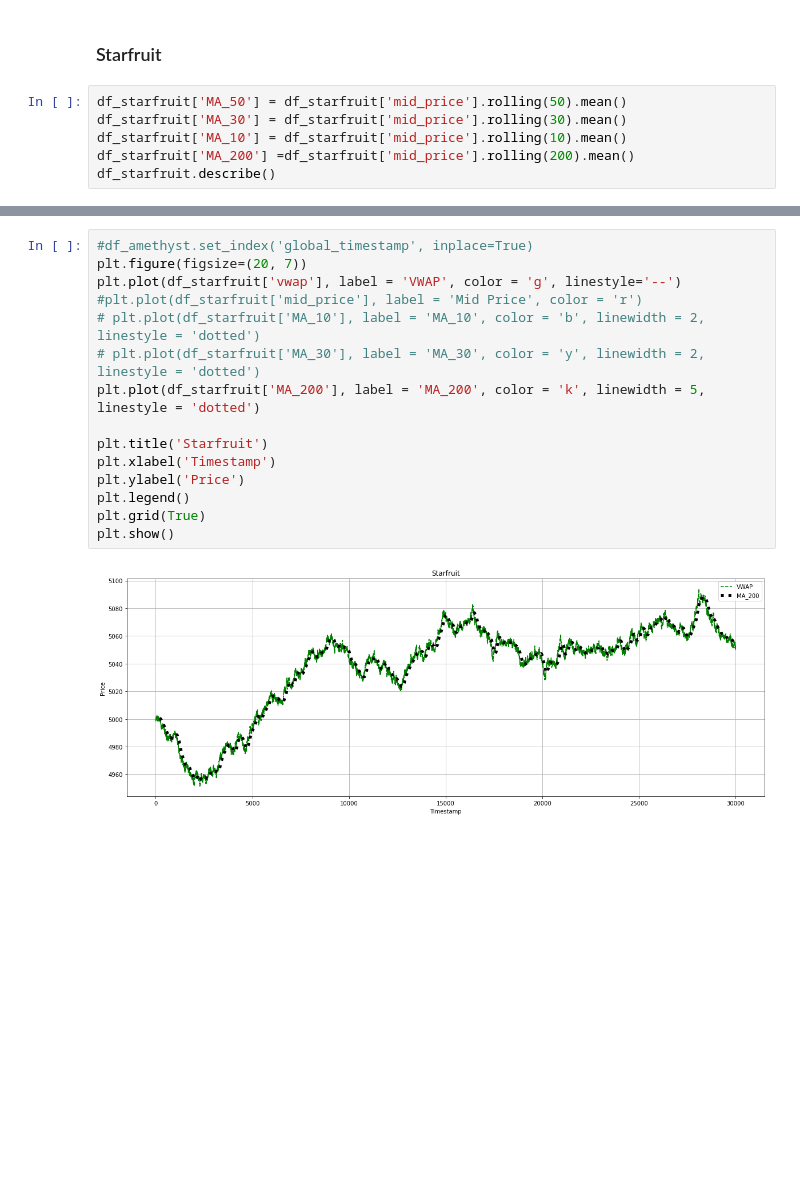
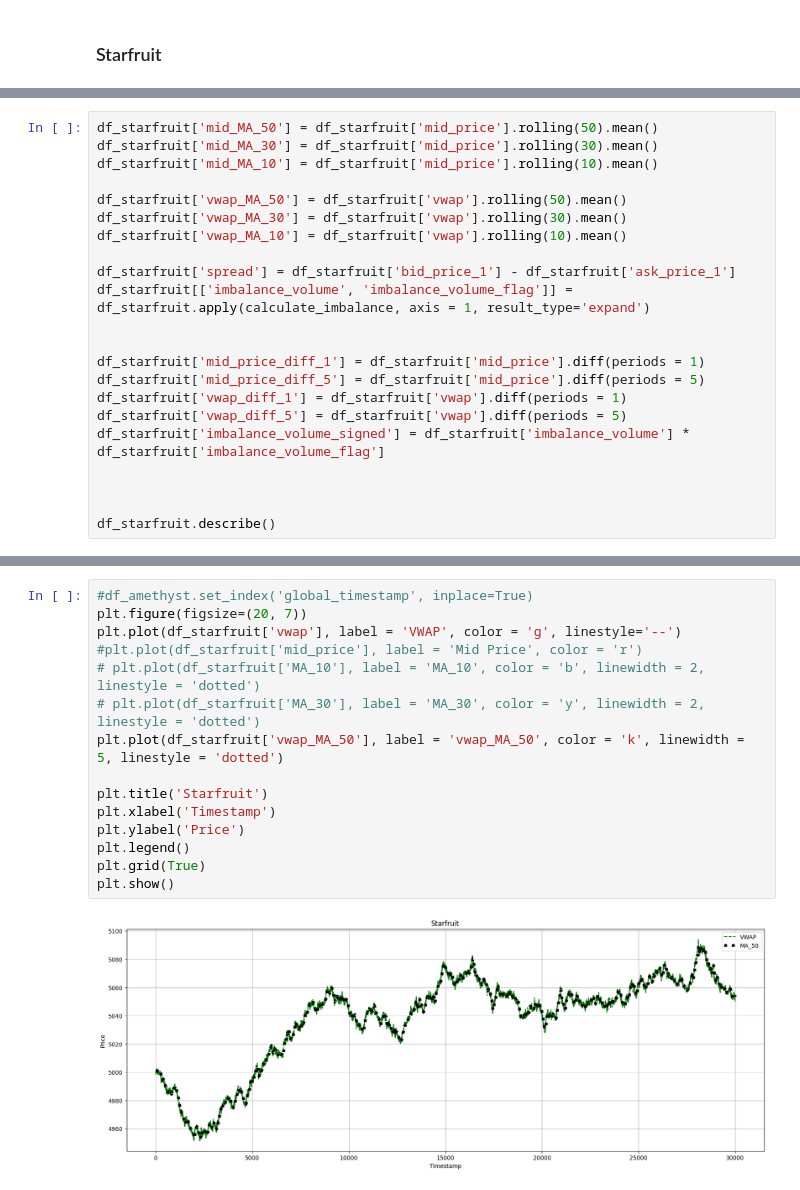
Before and after one commit to WiJoWill/IMC2024Will, a Jupyter notebook: data_analysis.ipynb, the cells around one changed output, grey strips where cells are left out. Saved outputs shown, nothing was run; the diff lists cells and outputs as text; blank space fills up the shorter version.

Commit message:
update analysis for starfruit

```diff
--- a/data_analysis.ipynb
+++ b/data_analysis.ipynb
@@ -151,8 +172,2 @@ Name: mid_price, dtype: float64
 # %% [markdown]
 ### Starfruit
-# %%
-df_starfruit['MA_50'] = df_starfruit['mid_price'].rolling(50).mean()
-df_starfruit['MA_30'] = df_starfruit['mid_price'].rolling(30).mean()
-df_starfruit['MA_10'] = df_starfruit['mid_price'].rolling(10).mean()
-df_starfruit['MA_200'] =df_starfruit['mid_price'].rolling(200).mean()
-df_starfruit.describe()
@@ -169,0 +174,22 @@ df_starfruit.describe()
+# %%
+df_starfruit['mid_MA_50'] = df_starfruit['mid_price'].rolling(50).mean()
+df_starfruit['mid_MA_30'] = df_starfruit['mid_price'].rolling(30).mean()
+df_starfruit['mid_MA_10'] = df_starfruit['mid_price'].rolling(10).mean()
+
+df_starfruit['vwap_MA_50'] = df_starfruit['vwap'].rolling(50).mean()
+df_starfruit['vwap_MA_30'] = df_starfruit['vwap'].rolling(30).mean()
+df_starfruit['vwap_MA_10'] = df_starfruit['vwap'].rolling(10).mean()
+
+df_starfruit['spread'] = df_starfruit['bid_price_1'] - df_starfruit['ask_price_1']
+df_starfruit[['imbalance_volume', 'imbalance_volume_flag']] = df_starfruit.apply(calculate_imbalance, axis = 1, result_type='expand')
+
+
+df_starfruit['mid_price_diff_1'] = df_starfruit['mid_price'].diff(periods = 1)
+df_starfruit['mid_price_diff_5'] = df_starfruit['mid_price'].diff(periods = 5)
+df_starfruit['vwap_diff_1'] = df_starfruit['vwap'].diff(periods = 1)
+df_starfruit['vwap_diff_5'] = df_starfruit['vwap'].diff(periods = 5)
+df_starfruit['imbalance_volume_signed'] = df_starfruit['imbalance_volume'] * df_starfruit['imbalance_volume_flag']
+
+
+
+df_starfruit.describe()
@@ -170,17 +207,17 @@ df_starfruit.describe()
 # %%
 #df_amethyst.set_index('global_timestamp', inplace=True)
 plt.figure(figsize=(20, 7))
 plt.plot(df_starfruit['vwap'], label = 'VWAP', color = 'g', linestyle='--')
 #plt.plot(df_starfruit['mid_price'], label = 'Mid Price', color = 'r')
 # plt.plot(df_starfruit['MA_10'], label = 'MA_10', color = 'b', linewidth = 2, linestyle = 'dotted')
 # plt.plot(df_starfruit['MA_30'], label = 'MA_30', color = 'y', linewidth = 2, linestyle = 'dotted')
-plt.plot(df_starfruit['MA_200'], label = 'MA_200', color = 'k', linewidth = 5, linestyle = 'dotted')
+plt.plot(df_starfruit['vwap_MA_50'], label = 'vwap_MA_50', color = 'k', linewidth = 5, linestyle = 'dotted')
 
 plt.title('Starfruit')
 plt.xlabel('Timestamp')
 plt.ylabel('Price')
 plt.legend()
 plt.grid(True)
 plt.show()
 # %% [output]
-[figure, old version]
+[figure, new version]
```
Also changed, not shown: parts of 9 cells of this notebook, 2 other files.
